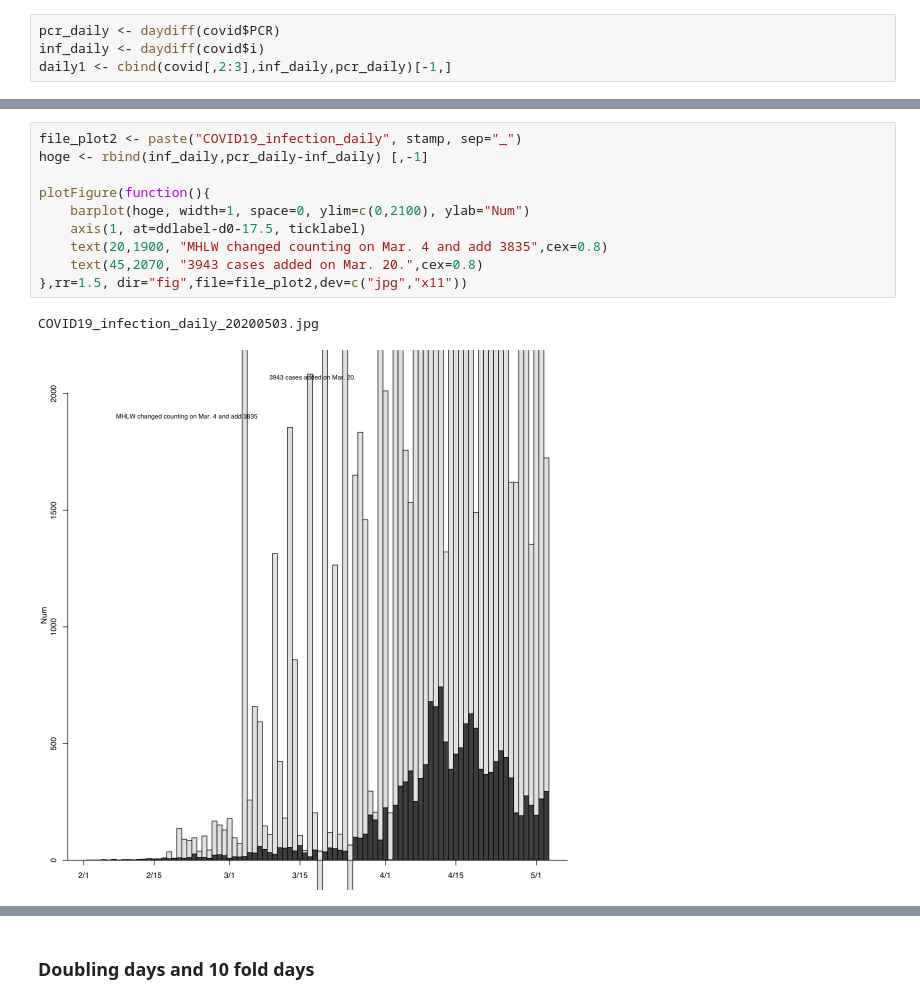
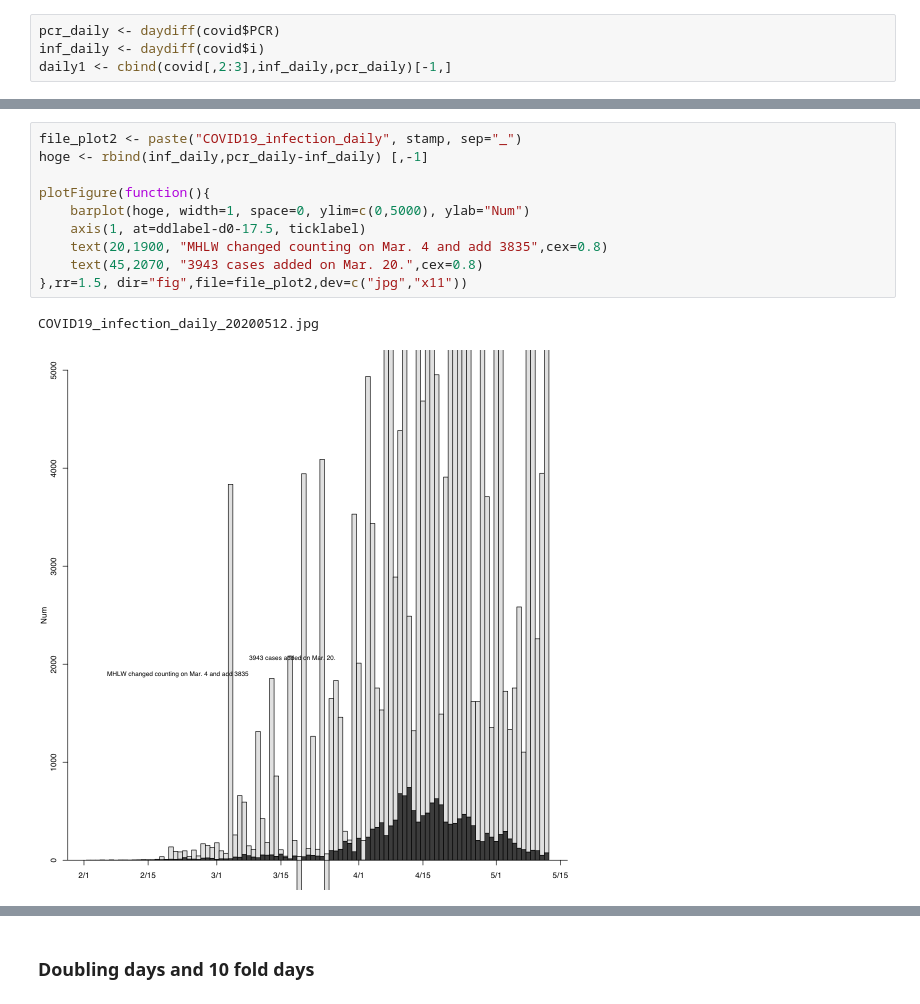
Before and after one commit to naono-git/covid19, a Jupyter notebook: covid19.ipynb, the cells around one changed output, grey strips where cells are left out. Drawn from its saved outputs; the diff is of its cells as text.

```diff
--- a/covid19.ipynb
+++ b/covid19.ipynb
@@ -217,16 +217,16 @@ dim(hoge)
 # %%
 file_plot2 <- paste("COVID19_infection_daily", stamp, sep="_")
 hoge <- rbind(inf_daily,pcr_daily-inf_daily) [,-1]
 
 plotFigure(function(){
-    barplot(hoge, width=1, space=0, ylim=c(0,2100), ylab="Num")
+    barplot(hoge, width=1, space=0, ylim=c(0,5000), ylab="Num")
     axis(1, at=ddlabel-d0-17.5, ticklabel)
     text(20,1900, "MHLW changed counting on Mar. 4 and add 3835",cex=0.8)
     text(45,2070, "3943 cases added on Mar. 20.",cex=0.8)
 },rr=1.5, dir="fig",file=file_plot2,dev=c("jpg","x11"))
 # %% [output]
-COVID19_infection_daily_20200503.jpg
+COVID19_infection_daily_20200512.jpg
-[figure, old version]
+[figure, new version]
 # %%
 plotFigure(function(){
     plot(dd1, inf_daily, type="l", lty=3, xlab="Log total infected", ylab="Log detected")
```
Also changed, not shown: parts of 14 cells of this notebook, 12 other files.
